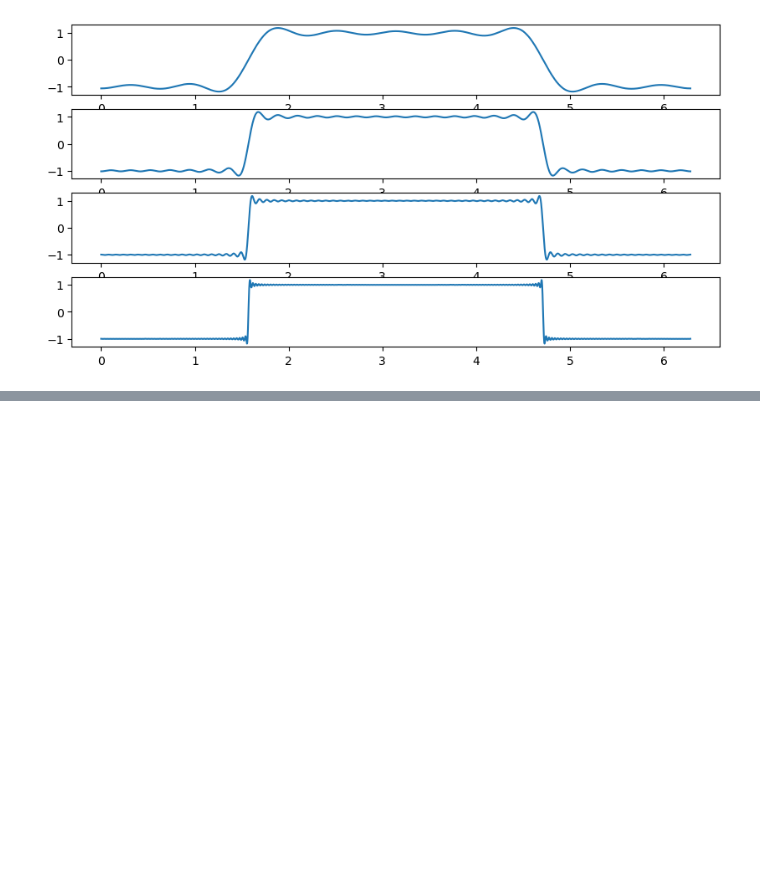
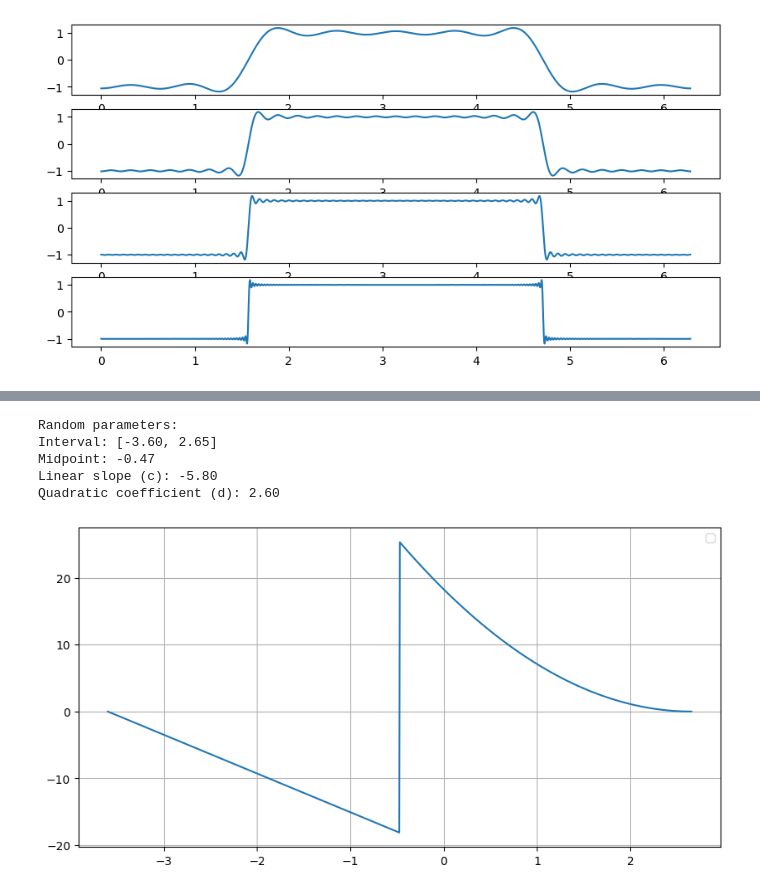
Before and after one commit to mariomine88/Unige_code, a Jupyter notebook: Master/First/DSP/Lab 1 - Fourier series.ipynb/Lab 1 - Fourier series.ipynb, the cells around one changed output, grey strips where cells are left out. Saved outputs shown, nothing was run; the diff lists cells and outputs as text; code cells hidden in the pictures; blank space fills up the shorter version.

```diff
--- a/Master/First/DSP/Lab 1 - Fourier series.ipynb/Lab 1 - Fourier series.ipynb
+++ b/Master/First/DSP/Lab 1 - Fourier series.ipynb/Lab 1 - Fourier series.ipynb
@@ -352,0 +383,48 @@ plt.plot(x, fs_y_200[0])
+# %%
+# Generate random parameters
+a = np.random.uniform(-10, -2)  # Left boundary
+b = np.random.uniform(2, 10)    # Right boundary
+c = np.random.uniform(-10, 10)  # Linear slope
+d = np.random.uniform(-10, 10)  # Quadratic coefficient
+
+midpoint = (a + b) / 2
+
+print(f"Random parameters:")
+print(f"Interval: [{a:.2f}, {b:.2f}]")
+print(f"Midpoint: {midpoint:.2f}")
+print(f"Linear slope (c): {c:.2f}")
+print(f"Quadratic coefficient (d): {d:.2f}")
+
+def piecewise_function(x, a, b, c, d):
+    """
+    Piecewise function:
+    - Linear in [a, (a+b)/2]: f(x) = c*(x-a)
+    - Quadratic in [(a+b)/2, b]: f(x) = d*(x-b)^2
+    """
+    midpoint = (a + b) / 2
+    result = np.zeros_like(x)
+
+    # Linear part: f(a) = 0, slope = c
+    mask1 = (x >= a) & (x <= midpoint)
+    result[mask1] = c * (x[mask1] - a)
+
+    # Quadratic part: f(b) = 0, coefficient = d
+    mask2 = (x > midpoint) & (x <= b)
+    result[mask2] = d * (x[mask2] - b)**2
+
+    return result
+
+n_points = 1000
+x = np.linspace(a, b, n_points)
+f = piecewise_function(x, a, b, c, d)
+
+plt.plot(x, f)
+plt.legend()
+plt.grid()
+# %% [output]
+Random parameters:
+Interval: [-3.60, 2.65]
+Midpoint: -0.47
+Linear slope (c): -5.80
+Quadratic coefficient (d): 2.60
+[figure, added]
```
Also changed, not shown: parts of 8 cells of this notebook.
